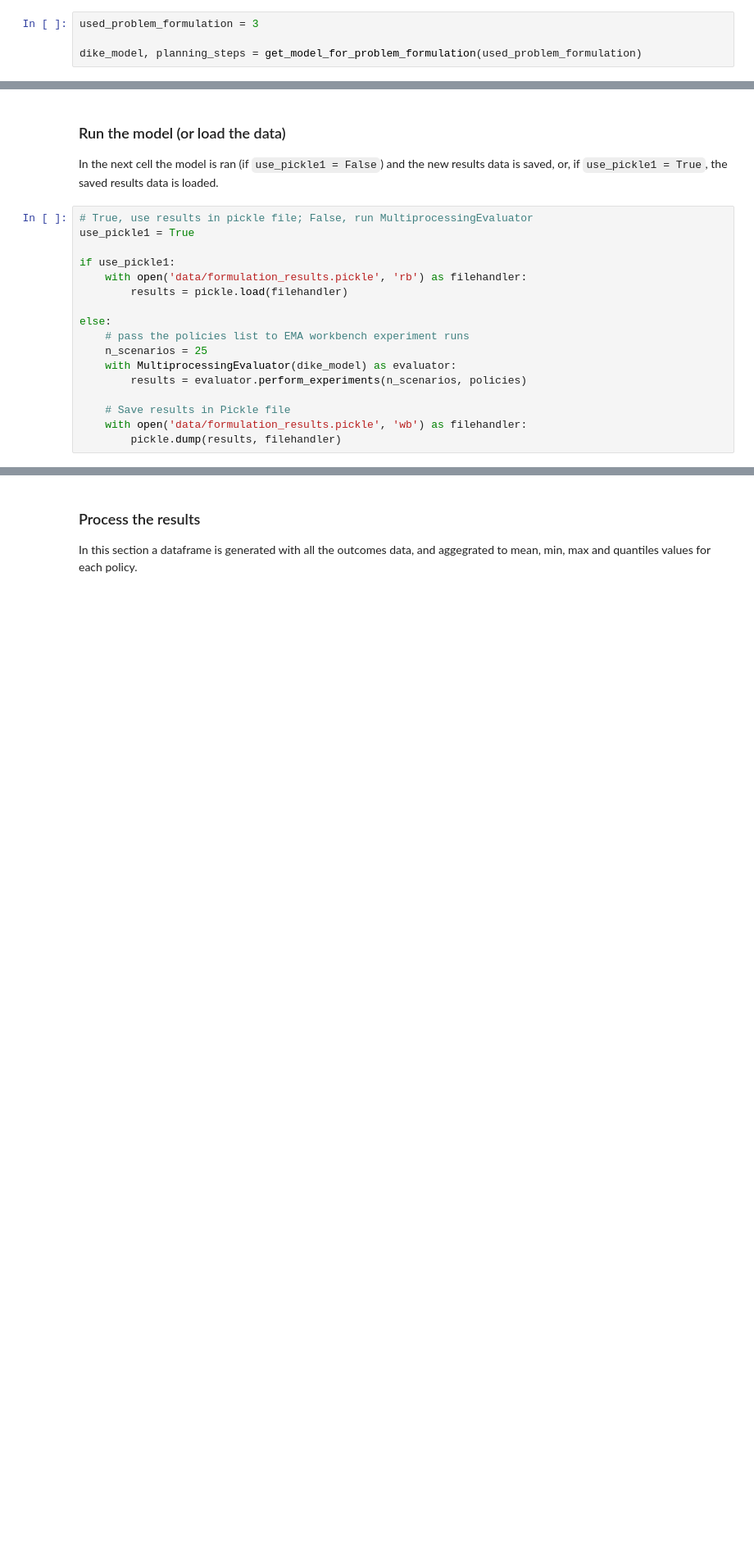
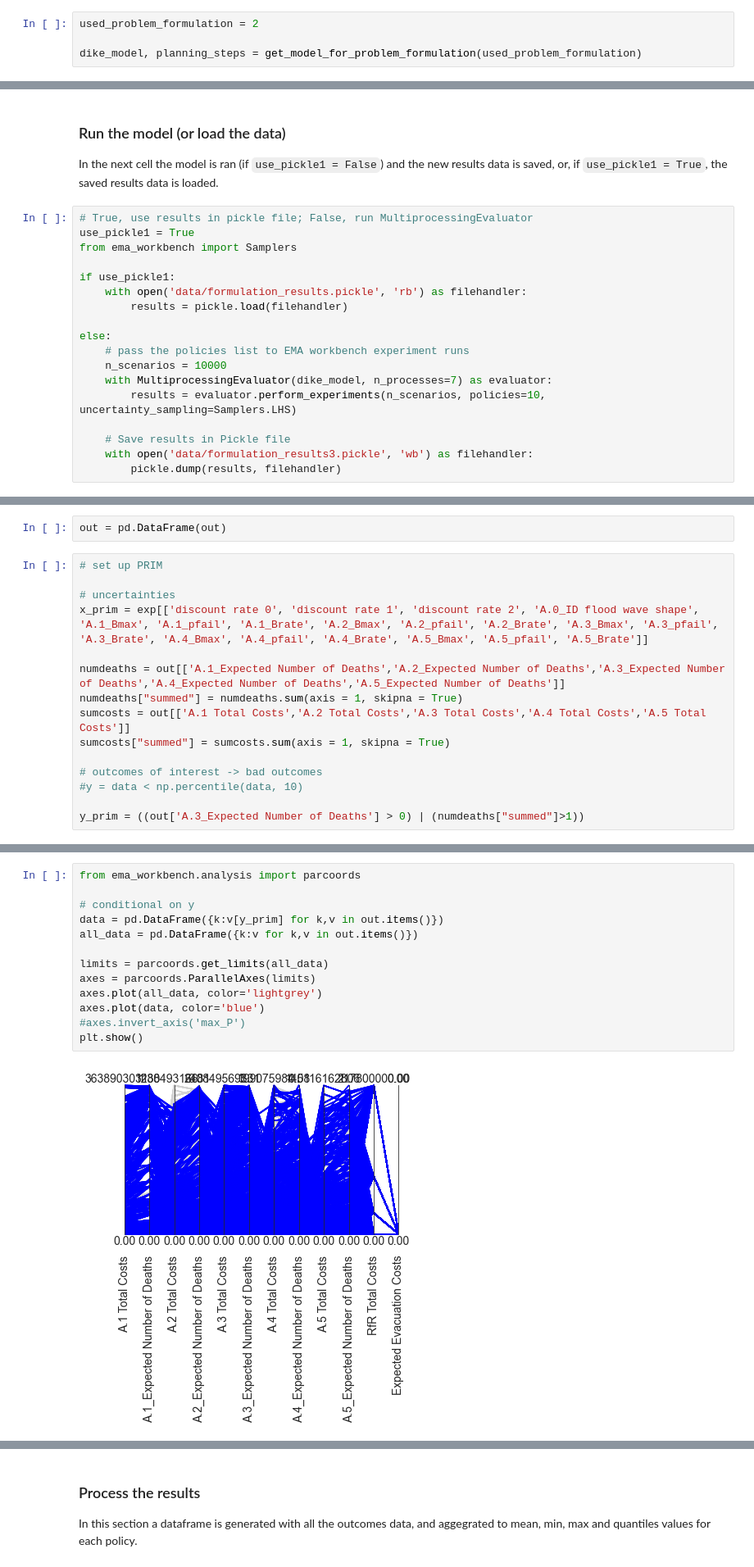
Before and after one commit to hannadenekamp/modelbased, a Jupyter notebook: Problem Formulations.ipynb, the cells around one changed output, grey strips where cells are left out. Shown at 82% size. Cells and saved outputs as stored; diff of their text form; blank space fills up the shorter version.

```diff
--- a/Problem Formulations.ipynb
+++ b/Problem Formulations.ipynb
@@ -44,7 +45,7 @@ ema_logging.log_to_stderr(ema_logging.INFO)
 Important cell below, here you can choose the problem formulation number, between 0-5
 each problem formulation has its own list of outcomes
 # %%
-used_problem_formulation = 3
+used_problem_formulation = 2
 
 dike_model, planning_steps = get_model_for_problem_formulation(used_problem_formulation)
 # %%
@@ -188,6 +182,7 @@ In the next cell the model is ran (if `use_pickle1 = False`) and the new results
 # %%
 # True, use results in pickle file; False, run MultiprocessingEvaluator
 use_pickle1 = True
+from ema_workbench import Samplers
 
 if use_pickle1:
     with open('data/formulation_results.pickle', 'rb') as filehandler:
@@ -195,10 +190,10 @@ if use_pickle1:
 
 else:
     # pass the policies list to EMA workbench experiment runs
-    n_scenarios = 25
-    with MultiprocessingEvaluator(dike_model) as evaluator:
-        results = evaluator.perform_experiments(n_scenarios, policies)
+    n_scenarios = 10000
+    with MultiprocessingEvaluator(dike_model, n_processes=7) as evaluator:
+        results = evaluator.perform_experiments(n_scenarios, policies=10, uncertainty_sampling=Samplers.LHS)
 
     # Save results in Pickle file
-    with open('data/formulation_results.pickle', 'wb') as filehandler:
+    with open('data/formulation_results3.pickle', 'wb') as filehandler:
         pickle.dump(results, filehandler)
@@ -204,0 +220,17 @@ else:
+# %%
+out = pd.DataFrame(out)
+# %%
+# set up PRIM
+
+# uncertainties
+x_prim = exp[['discount rate 0', 'discount rate 1', 'discount rate 2', 'A.0_ID flood wave shape', 'A.1_Bmax', 'A.1_pfail', 'A.1_Brate', 'A.2_Bmax', 'A.2_pfail', 'A.2_Brate', 'A.3_Bmax', 'A.3_pfail', 'A.3_Brate', 'A.4_Bmax', 'A.4_pfail', 'A.4_Brate', 'A.5_Bmax', 'A.5_pfail', 'A.5_Brate']]
+
+numdeaths = out[['A.1_Expected Number of Deaths','A.2_Expected Number of Deaths','A.3_Expected Number of Deaths','A.4_Expected Number of Deaths','A.5_Expected Number of Deaths']]
+numdeaths["summed"] = numdeaths.sum(axis = 1, skipna = True)
+sumcosts = out[['A.1 Total Costs','A.2 Total Costs','A.3 Total Costs','A.4 Total Costs','A.5 Total Costs']]
+sumcosts["summed"] = sumcosts.sum(axis = 1, skipna = True)
+
+# outcomes of interest -> bad outcomes
+#y = data < np.percentile(data, 10)
+
+y_prim = ((out['A.3_Expected Number of Deaths'] > 0) | (numdeaths["summed"]>1))
@@ -204,0 +248,15 @@ else:
+# %%
+from ema_workbench.analysis import parcoords
+
+# conditional on y
+data = pd.DataFrame({k:v[y_prim] for k,v in out.items()})
+all_data = pd.DataFrame({k:v for k,v in out.items()})
+
+limits = parcoords.get_limits(all_data)
+axes = parcoords.ParallelAxes(limits)
+axes.plot(all_data, color='lightgrey')
+axes.plot(data, color='blue')
+#axes.invert_axis('max_P')
+plt.show()
+# %% [output]
+[figure, added]
```
Also changed, not shown: parts of 42 cells of this notebook, 4 other files.
